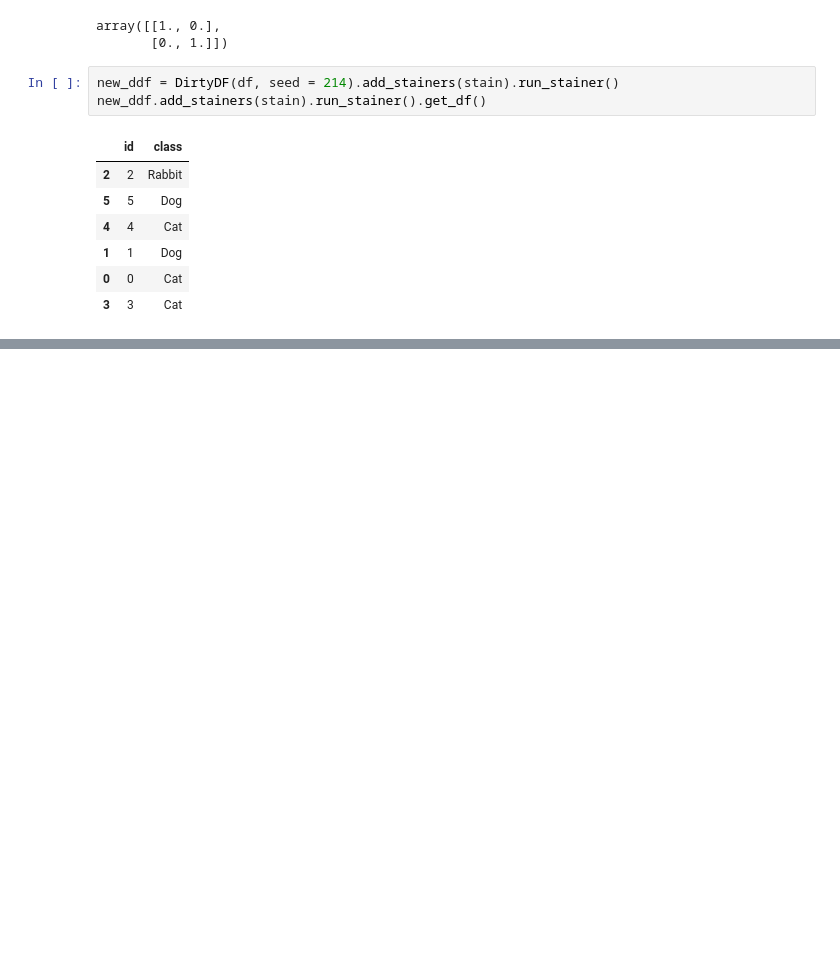
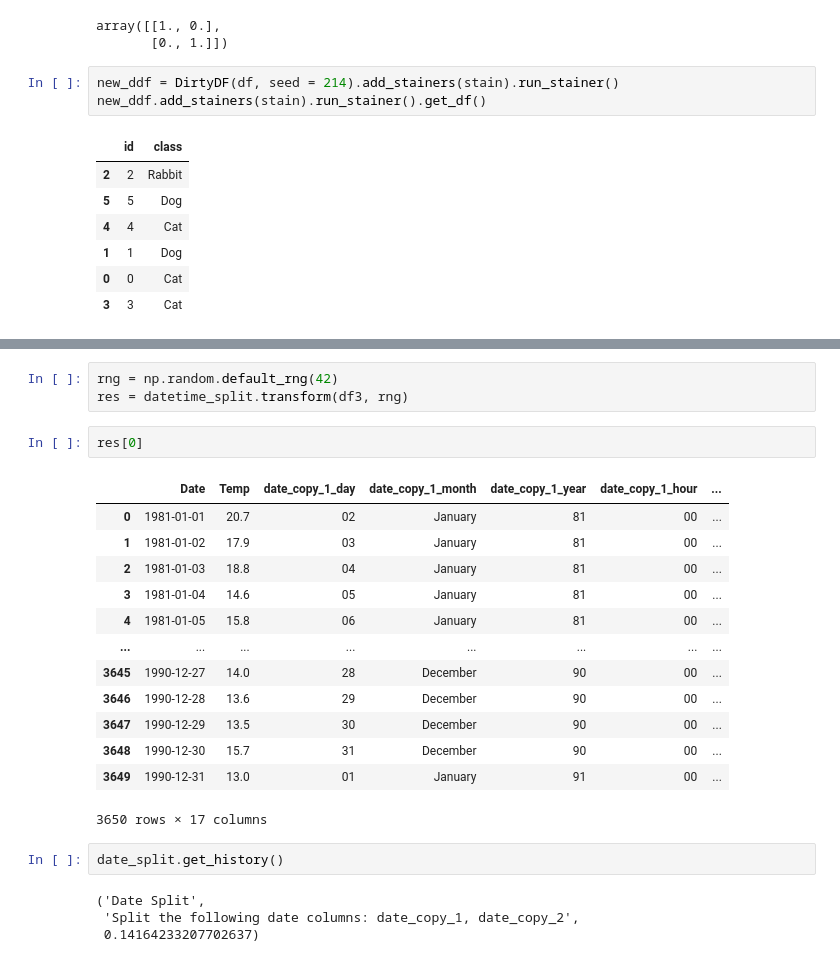
Before and after one commit to joeltanwr/DirtyDF, a Jupyter notebook: test_mtjjv.ipynb, the cells around one changed output, grey strips where cells are left out. Cells and saved outputs as stored; diff of their text form; blank space fills up the shorter version.

```diff
--- a/test_mtjjv.ipynb
+++ b/test_mtjjv.ipynb
@@ -133,0 +320,25 @@ res_ft.print_history()
+# %%
+rng = np.random.default_rng(42)
+res = datetime_split.transform(df3, rng)
+# %%
+res[0]
+# %% [output]
+|  | Date | Temp | date_copy_1_day | date_copy_1_month | date_copy_1_year | date_copy_1_hour | ... |
+| 0 | 1981-01-01 | 20.7 | 02 | January | 81 | 00 | ... |
+| 1 | 1981-01-02 | 17.9 | 03 | January | 81 | 00 | ... |
+| 2 | 1981-01-03 | 18.8 | 04 | January | 81 | 00 | ... |
+| 3 | 1981-01-04 | 14.6 | 05 | January | 81 | 00 | ... |
+| 4 | 1981-01-05 | 15.8 | 06 | January | 81 | 00 | ... |
+| ... | ... | ... | ... | ... | ... | ... | ... |
+| 3645 | 1990-12-27 | 14.0 | 28 | December | 90 | 00 | ... |
+| 3646 | 1990-12-28 | 13.6 | 29 | December | 90 | 00 | ... |
+| 3647 | 1990-12-29 | 13.5 | 30 | December | 90 | 00 | ... |
+| 3648 | 1990-12-30 | 15.7 | 31 | December | 90 | 00 | ... |
+| 3649 | 1990-12-31 | 13.0 | 01 | January | 91 | 00 | ... |
+3650 rows × 17 columns
+# %%
+date_split.get_history()
+# %% [output]
+('Date Split',
+ 'Split the following date columns: date_copy_1, date_copy_2',
+ 0.14164233207702637)
```
Also changed, not shown: parts of 52 cells of this notebook.
